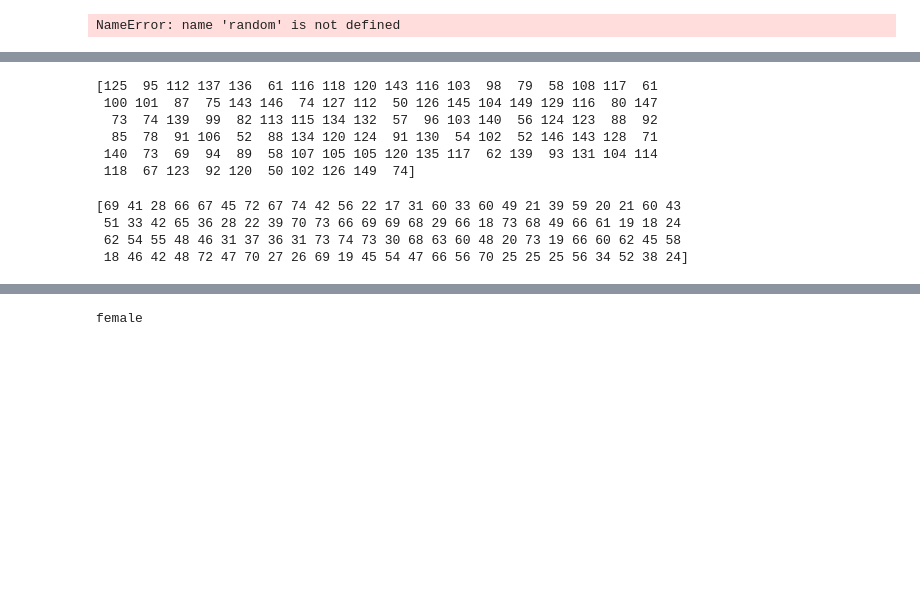
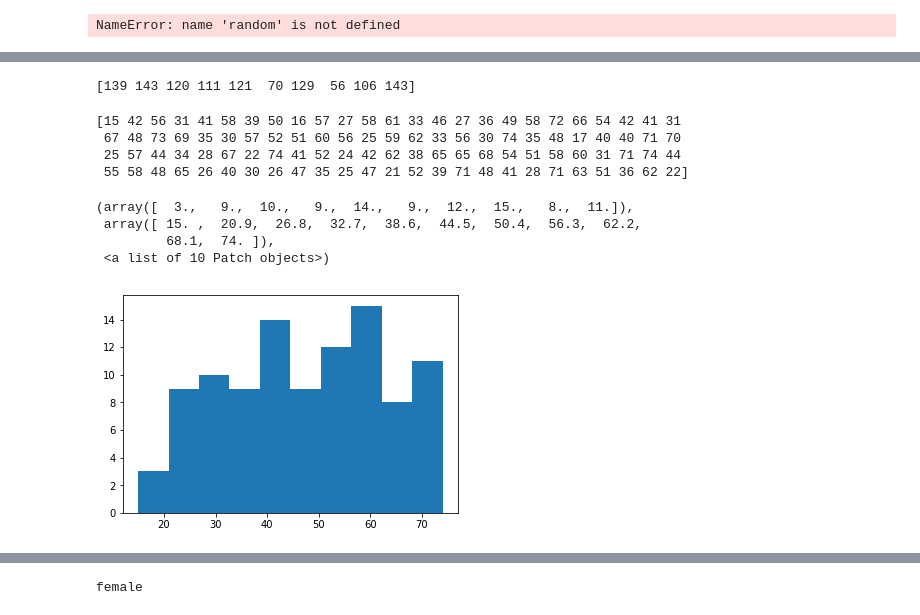
Before and after one commit to nualagallagher/Programing-for-data-analysis-project, a Jupyter notebook: project for programming for data analysis.ipynb, the cells around one changed output, grey strips where cells are left out. Drawn from its saved outputs; the diff is of its cells as text; code cells hidden in the pictures; blank space fills up the shorter version.

Commit message:
Add files via upload
inclusion of histograms, trying to improve the table format but code wouldn't work how I wanted it to.
An updated conclusion.

```diff
--- a/project for programming for data analysis.ipynb
+++ b/project for programming for data analysis.ipynb
@@ -32,22 +52,28 @@ print(b)
 # %%
 # generate 10 random to represent the male suicide rate in Ireland for each year from 2008 to 2018.
-c = randint(50, 150, 100)
+
+c = randint(50, 150, 10)
 print(c)
 # %% [output]
-[125  95 112 137 136  61 116 118 120 143 116 103  98  79  58 108 117  61
- 100 101  87  75 143 146  74 127 112  50 126 145 104 149 129 116  80 147
-  73  74 139  99  82 113 115 134 132  57  96 103 140  56 124 123  88  92
-  85  78  91 106  52  88 134 120 124  91 130  54 102  52 146 143 128  71
- 140  73  69  94  89  58 107 105 105 120 135 117  62 139  93 131 104 114
- 118  67 123  92 120  50 102 126 149  74]
+[139 143 120 111 121  70 129  56 106 143]
-# %%
-age = randint(15, 75, 100)
-print(age)
-# %% [output]
-[69 41 28 66 67 45 72 67 74 42 56 22 17 31 60 33 60 49 21 39 59 20 21 60 43
- 51 33 42 65 36 28 22 39 70 73 66 69 69 68 29 66 18 73 68 49 66 61 19 18 24
- 62 54 55 48 46 31 37 36 31 73 74 73 30 68 63 60 48 20 73 19 66 60 62 45 58
- 18 46 42 48 72 47 70 27 26 69 19 45 54 47 66 56 70 25 25 25 56 34 52 38 24]
+# %%
+# 100 random ages between 15 and 75 are generated as these are the most popular ages in which people have committed suicide in
+#Ireland. Histogram is generated to compare these results.
+
+age = randint(15, 75, 100)
+print(age)
+plt.hist(age)
+plt.show()
+# %% [output]
+[15 42 56 31 41 58 39 50 16 57 27 58 61 33 46 27 36 49 58 72 66 54 42 41 31
+ 67 48 73 69 35 30 57 52 51 60 56 25 59 62 33 56 30 74 35 48 17 40 40 71 70
+ 25 57 44 34 28 67 22 74 41 52 24 42 62 38 65 65 68 54 51 58 60 31 71 74 44
+ 55 58 48 65 26 40 30 26 47 35 25 47 21 52 39 71 48 41 28 71 63 51 36 62 22]
+(array([  3.,   9.,  10.,   9.,  14.,   9.,  12.,  15.,   8.,  11.]),
+ array([ 15. ,  20.9,  26.8,  32.7,  38.6,  44.5,  50.4,  56.3,  62.2,
+         68.1,  74. ]),
+ <a list of 10 Patch objects>)
+[figure, added]
 # %%
 #to random generate a county from the list.
 county = ['Carlow', 'Cavan', 'Clare', 'Cork', 'Donegal','Dublin','Galway', 'Kerry', 'Kildare', 'Kilkenny', 'Laois', 'Leitrim', 'Limerick', 'Longford', 'Louth', 'Mayo', 'Meath', 'Monaghan', 'Offaly', 'Roscommon', 'Sligo', 'Tipperary', 'Waterford', 'Westmeath', 'Wexford', 'Wicklow']
```
Also changed, not shown: parts of 22 cells of this notebook.
